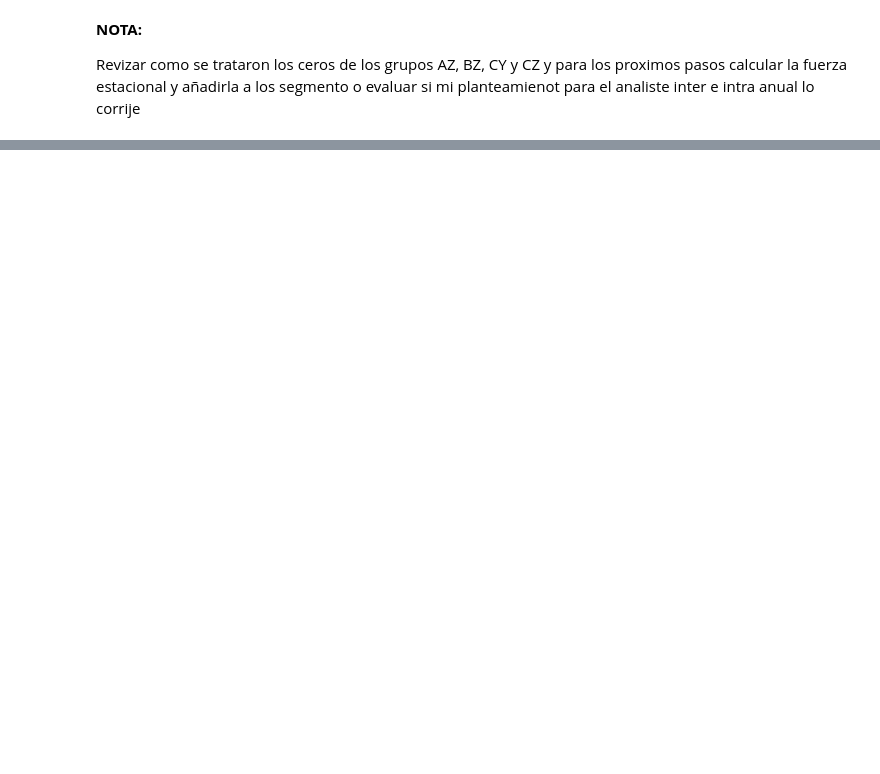
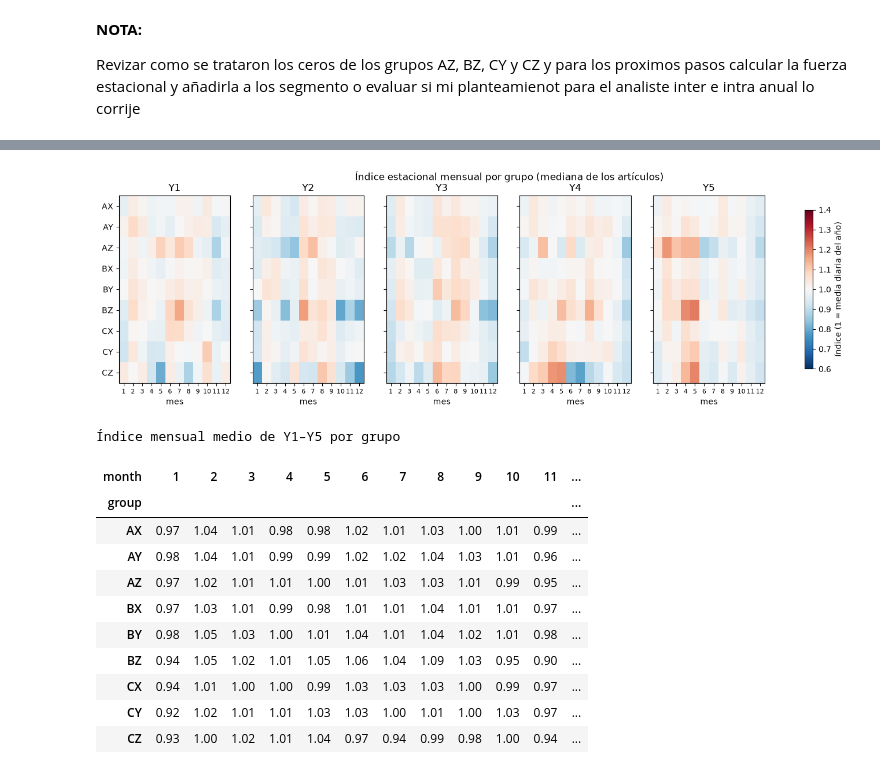
Before and after one commit to JoseSalas98/demand-forecasting-replenishment, a Jupyter notebook: notebooks/02_eda_five_years.ipynb, the cells around one changed output, grey strips where cells are left out. Saved outputs shown, nothing was run; the diff lists cells and outputs as text; code cells hidden in the pictures; blank space fills up the shorter version.

```diff
--- a/notebooks/02_eda_five_years.ipynb
+++ b/notebooks/02_eda_five_years.ipynb
@@ -911,0 +1140,34 @@ Revizar como se trataron los ceros de los grupos AZ, BZ, CY y CZ y para los prox
+# %%
+month_of_day = pd.to_datetime(calendar["date"]).dt.month.to_numpy()
+item_groups = groups.set_index("item_id")["group"]
+group_order = [g for g in CELL_LABELS if g in set(item_groups)]
+monthly = monthly_seasonal_index(source_data_artifact, item_groups, month_of_day, years)
+
+fig, axes = plt.subplots(1, len(years), figsize=(3.6 * len(years), 4.2), sharey=True)
+for ax, (year, sub) in zip(axes, monthly.groupby("year")):
+    mat = sub.pivot(index="group", columns="month", values="index").reindex(group_order)
+    im = ax.imshow(mat.to_numpy(), cmap="RdBu_r", vmin=0.6, vmax=1.4, aspect="auto")
+    ax.set_xticks(range(mat.shape[1]), mat.columns, fontsize=8)
+    ax.set_yticks(range(len(group_order)), group_order)
+    ax.set(title=year, xlabel="mes")
+fig.colorbar(im, ax=axes, shrink=0.85, label="índice (1 = media diaria del año)")
+fig.suptitle("Índice estacional mensual por grupo (mediana de los artículos)")
+plt.show()
+
+mean_index = monthly.groupby(["group", "month"])["index"].mean().unstack().reindex(group_order)
+display(mean_index.style.format("{:.2f}").background_gradient(cmap="RdBu_r", vmin=0.6, vmax=1.4, axis=None)
+        .set_caption("Índice mensual medio de Y1–Y5 por grupo"))
+# %% [output]
+[figure, added]
+Índice mensual medio de Y1–Y5 por grupo
+| month | 1 | 2 | 3 | 4 | 5 | 6 | 7 | 8 | 9 | 10 | 11 | ... |
+| group |  |  |  |  |  |  |  |  |  |  |  | ... |
+| AX | 0.97 | 1.04 | 1.01 | 0.98 | 0.98 | 1.02 | 1.01 | 1.03 | 1.00 | 1.01 | 0.99 | ... |
+| AY | 0.98 | 1.04 | 1.01 | 0.99 | 0.99 | 1.02 | 1.02 | 1.04 | 1.03 | 1.01 | 0.96 | ... |
+| AZ | 0.97 | 1.02 | 1.01 | 1.01 | 1.00 | 1.01 | 1.03 | 1.03 | 1.01 | 0.99 | 0.95 | ... |
+| BX | 0.97 | 1.03 | 1.01 | 0.99 | 0.98 | 1.01 | 1.01 | 1.04 | 1.01 | 1.01 | 0.97 | ... |
+| BY | 0.98 | 1.05 | 1.03 | 1.00 | 1.01 | 1.04 | 1.01 | 1.04 | 1.02 | 1.01 | 0.98 | ... |
+| BZ | 0.94 | 1.05 | 1.02 | 1.01 | 1.05 | 1.06 | 1.04 | 1.09 | 1.03 | 0.95 | 0.90 | ... |
+| CX | 0.94 | 1.01 | 1.00 | 1.00 | 0.99 | 1.03 | 1.03 | 1.03 | 1.00 | 0.99 | 0.97 | ... |
+| CY | 0.92 | 1.02 | 1.01 | 1.01 | 1.03 | 1.03 | 1.00 | 1.01 | 1.00 | 1.03 | 0.97 | ... |
+| CZ | 0.93 | 1.00 | 1.02 | 1.01 | 1.04 | 0.97 | 0.94 | 0.99 | 0.98 | 1.00 | 0.94 | ... |
```
Also changed, not shown: parts of 19 cells of this notebook, 3 other files.
